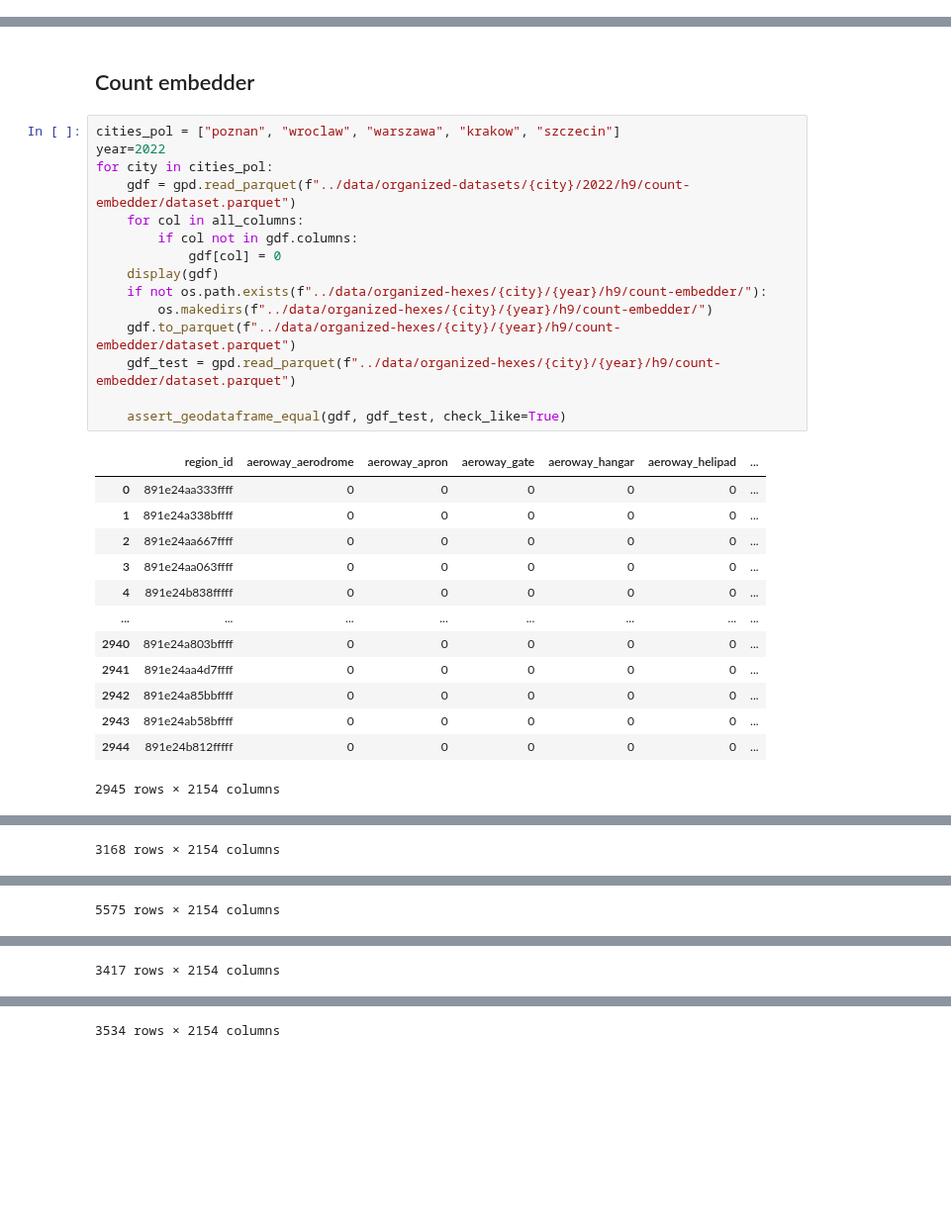
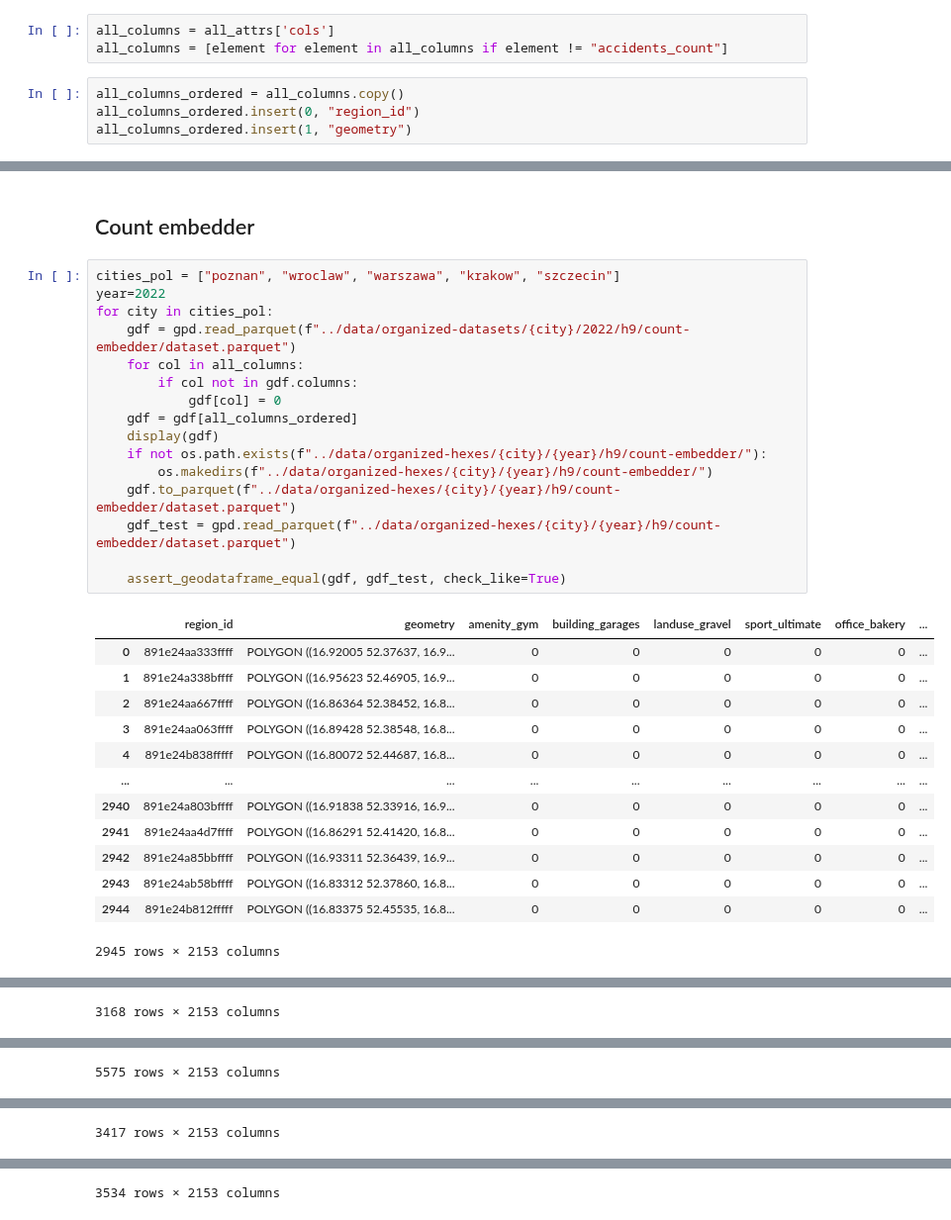
Before and after one commit to StaszekM/gradient, a Jupyter notebook: notebooks/hex_attributes.ipynb, the cells around one changed output, grey strips where cells are left out. Shown at 99% size. Cells and saved outputs as stored; diff of their text form; blank space fills up the shorter version.

```diff
--- a/notebooks/hex_attributes.ipynb
+++ b/notebooks/hex_attributes.ipynb
@@ -64,3 +62,10 @@ all_columns = all_attrs['cols']
+# %%
+all_columns = all_attrs['cols']
+all_columns = [element for element in all_columns if element != "accidents_count"]
+# %%
+all_columns_ordered = all_columns.copy()
+all_columns_ordered.insert(0, "region_id")
+all_columns_ordered.insert(1, "geometry")
 # %%
 len(all_columns)
 # %% [output]
@@ -72,29 +97,30 @@ len(all_columns)
 # %%
 cities_pol = ["poznan", "wroclaw", "warszawa", "krakow", "szczecin"]
 year=2022
 for city in cities_pol:
     gdf = gpd.read_parquet(f"../data/organized-datasets/{city}/2022/h9/count-embedder/dataset.parquet")
     for col in all_columns:
         if col not in gdf.columns:
             gdf[col] = 0
+    gdf = gdf[all_columns_ordered]
     display(gdf)
     if not os.path.exists(f"../data/organized-hexes/{city}/{year}/h9/count-embedder/"):
         os.makedirs(f"../data/organized-hexes/{city}/{year}/h9/count-embedder/")
     gdf.to_parquet(f"../data/organized-hexes/{city}/{year}/h9/count-embedder/dataset.parquet")
     gdf_test = gpd.read_parquet(f"../data/organized-hexes/{city}/{year}/h9/count-embedder/dataset.parquet")
 
     assert_geodataframe_equal(gdf, gdf_test, check_like=True)
 # %% [output]
-|  | region_id | aeroway_aerodrome | aeroway_apron | aeroway_gate | aeroway_hangar | aeroway_helipad | ... |
-| 0 | 891e24aa333ffff | 0 | 0 | 0 | 0 | 0 | ... |
-| 1 | 891e24a338bffff | 0 | 0 | 0 | 0 | 0 | ... |
-| 2 | 891e24aa667ffff | 0 | 0 | 0 | 0 | 0 | ... |
-| 3 | 891e24aa063ffff | 0 | 0 | 0 | 0 | 0 | ... |
-| 4 | 891e24b838fffff | 0 | 0 | 0 | 0 | 0 | ... |
-| ... | ... | ... | ... | ... | ... | ... | ... |
-| 2940 | 891e24a803bffff | 0 | 0 | 0 | 0 | 0 | ... |
-| 2941 | 891e24aa4d7ffff | 0 | 0 | 0 | 0 | 0 | ... |
-| 2942 | 891e24a85bbffff | 0 | 0 | 0 | 0 | 0 | ... |
-| 2943 | 891e24ab58bffff | 0 | 0 | 0 | 0 | 0 | ... |
-| 2944 | 891e24b812fffff | 0 | 0 | 0 | 0 | 0 | ... |
+|  | region_id | geometry | amenity_gym | building_garages | landuse_gravel | sport_ultimate | office_bakery | ... |
+| 0 | 891e24aa333ffff | POLYGON ((16.92005 52.37637, 16.9... | 0 | 0 | 0 | 0 | 0 | ... |
+| 1 | 891e24a338bffff | POLYGON ((16.95623 52.46905, 16.9... | 0 | 0 | 0 | 0 | 0 | ... |
+| 2 | 891e24aa667ffff | POLYGON ((16.86364 52.38452, 16.8... | 0 | 0 | 0 | 0 | 0 | ... |
+| 3 | 891e24aa063ffff | POLYGON ((16.89428 52.38548, 16.8... | 0 | 0 | 0 | 0 | 0 | ... |
+| 4 | 891e24b838fffff | POLYGON ((16.80072 52.44687, 16.8... | 0 | 0 | 0 | 0 | 0 | ... |
+| ... | ... | ... | ... | ... | ... | ... | ... | ... |
+| 2940 | 891e24a803bffff | POLYGON ((16.91838 52.33916, 16.9... | 0 | 0 | 0 | 0 | 0 | ... |
+| 2941 | 891e24aa4d7ffff | POLYGON ((16.86291 52.41420, 16.8... | 0 | 0 | 0 | 0 | 0 | ... |
+| 2942 | 891e24a85bbffff | POLYGON ((16.93311 52.36439, 16.9... | 0 | 0 | 0 | 0 | 0 | ... |
+| 2943 | 891e24ab58bffff | POLYGON ((16.83312 52.37860, 16.8... | 0 | 0 | 0 | 0 | 0 | ... |
+| 2944 | 891e24b812fffff | POLYGON ((16.83375 52.45535, 16.8... | 0 | 0 | 0 | 0 | 0 | ... |
-2945 rows × 2154 columns
+2945 rows × 2153 columns
@@ -113 +139 @@ for city in cities_pol:
-3168 rows × 2154 columns
+3168 rows × 2153 columns
@@ -126 +152 @@ for city in cities_pol:
-5575 rows × 2154 columns
+5575 rows × 2153 columns
@@ -139 +165 @@ for city in cities_pol:
-3417 rows × 2154 columns
+3417 rows × 2153 columns
@@ -152 +178 @@ for city in cities_pol:
-3534 rows × 2154 columns
+3534 rows × 2153 columns
```
Also changed, not shown: parts of 9 cells of this notebook, 7 other files.
